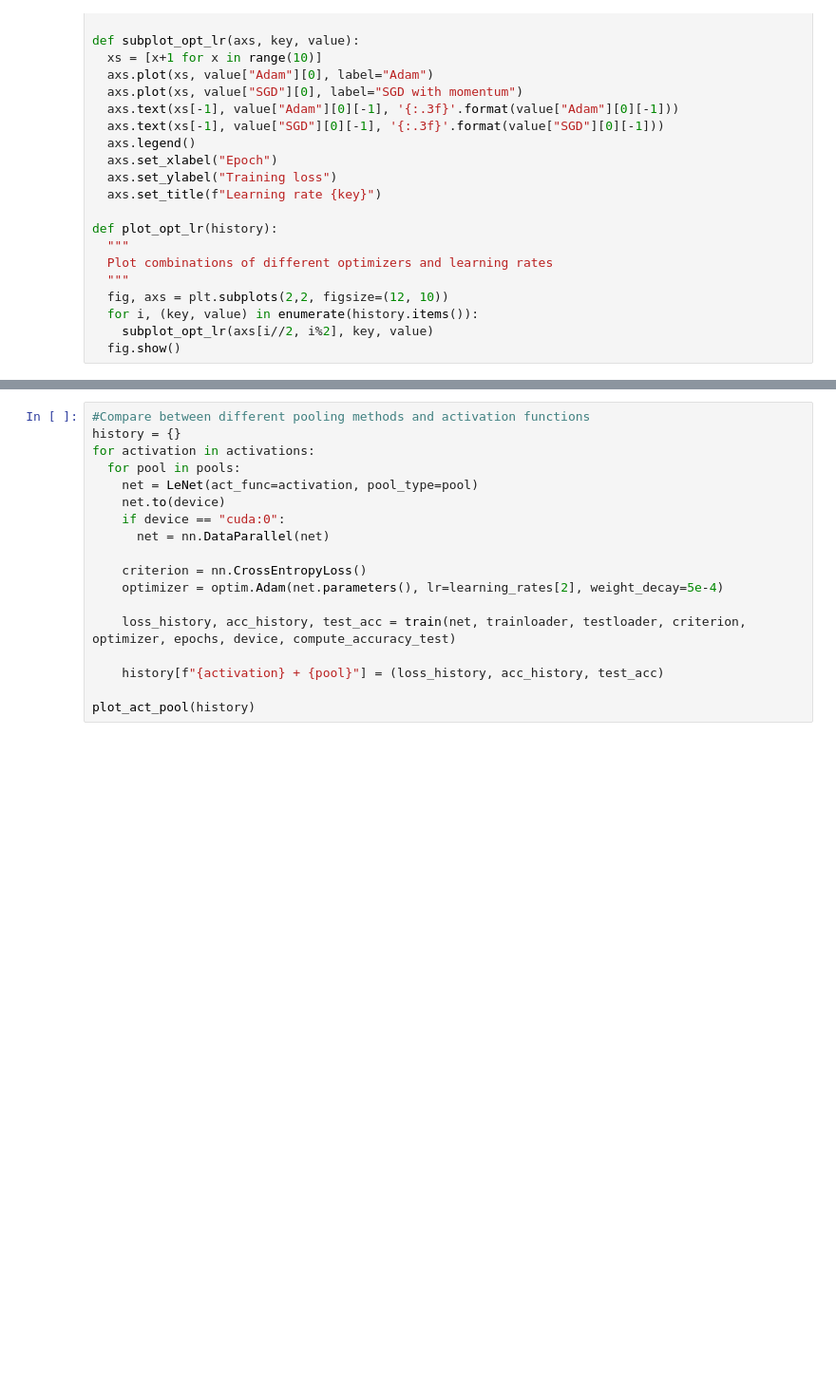
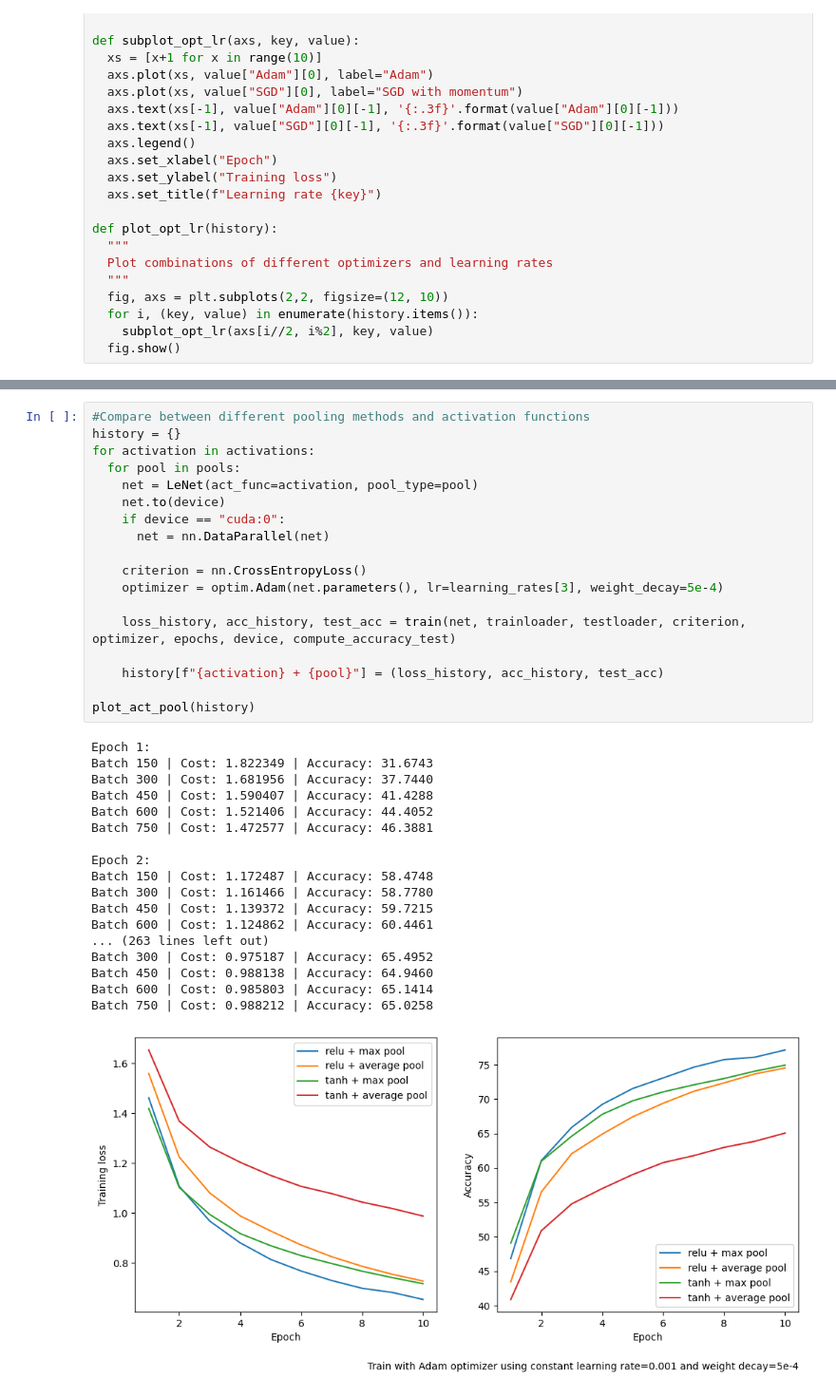
Before and after one commit to harryypham/MyMLPractice, a Jupyter notebook: LeNet.ipynb, the cells around one changed output, grey strips where cells are left out. Shown at 95% size. Drawn from its saved outputs; the diff is of its cells as text; blank space fills up the shorter version.

```diff
--- a/LeNet.ipynb
+++ b/LeNet.ipynb
@@ -221,18 +244,37 @@ plot_opt_lr(history)
 # %%
 #Compare between different pooling methods and activation functions
 history = {}
 for activation in activations:
   for pool in pools:
     net = LeNet(act_func=activation, pool_type=pool)
     net.to(device)
     if device == "cuda:0":
       net = nn.DataParallel(net)
 
     criterion = nn.CrossEntropyLoss()
-    optimizer = optim.Adam(net.parameters(), lr=learning_rates[2], weight_decay=5e-4)
+    optimizer = optim.Adam(net.parameters(), lr=learning_rates[3], weight_decay=5e-4)
 
     loss_history, acc_history, test_acc = train(net, trainloader, testloader, criterion, optimizer, epochs, device, compute_accuracy_test)
 
     history[f"{activation} + {pool}"] = (loss_history, acc_history, test_acc)
 
 plot_act_pool(history)
+# %% [output]
+Epoch 1:
+Batch 150 | Cost: 1.822349 | Accuracy: 31.6743
+Batch 300 | Cost: 1.681956 | Accuracy: 37.7440
+Batch 450 | Cost: 1.590407 | Accuracy: 41.4288
+Batch 600 | Cost: 1.521406 | Accuracy: 44.4052
+Batch 750 | Cost: 1.472577 | Accuracy: 46.3881
+
+Epoch 2:
+Batch 150 | Cost: 1.172487 | Accuracy: 58.4748
+Batch 300 | Cost: 1.161466 | Accuracy: 58.7780
+Batch 450 | Cost: 1.139372 | Accuracy: 59.7215
+Batch 600 | Cost: 1.124862 | Accuracy: 60.4461
+... (263 lines left out)
+Batch 300 | Cost: 0.975187 | Accuracy: 65.4952
+Batch 450 | Cost: 0.988138 | Accuracy: 64.9460
+Batch 600 | Cost: 0.985803 | Accuracy: 65.1414
+Batch 750 | Cost: 0.988212 | Accuracy: 65.0258
+[figure, added]
```
Also changed, not shown: parts of 4 cells of this notebook.
